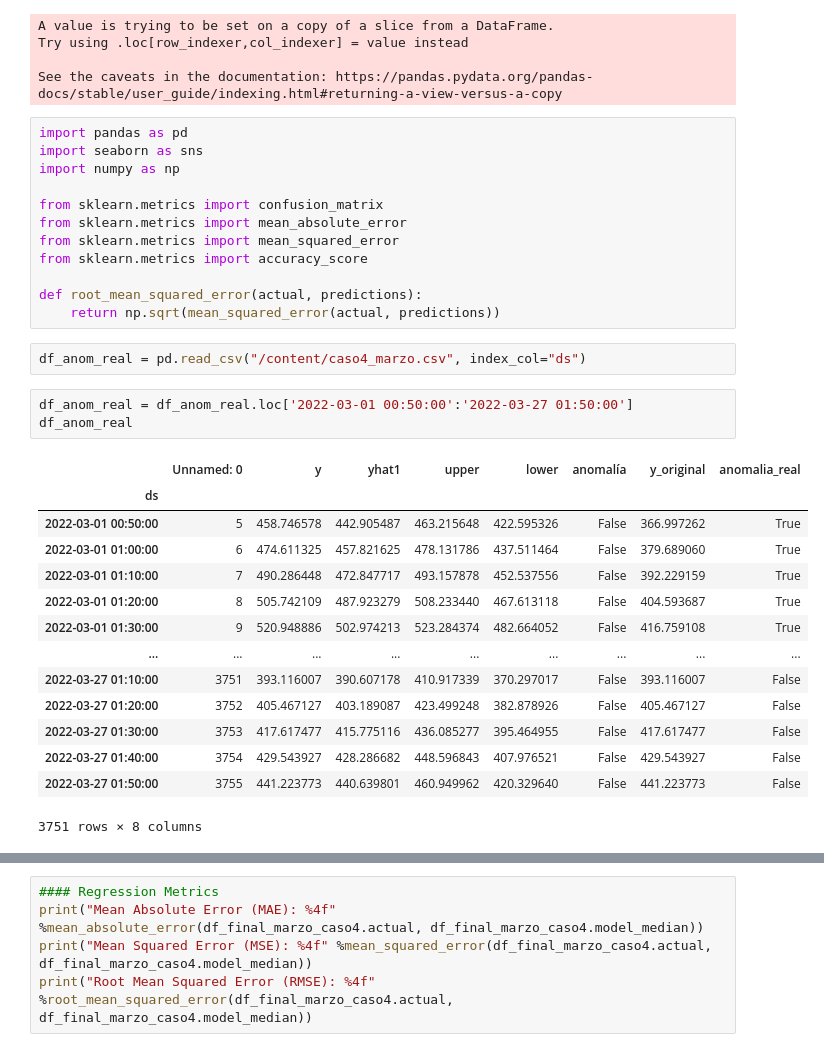
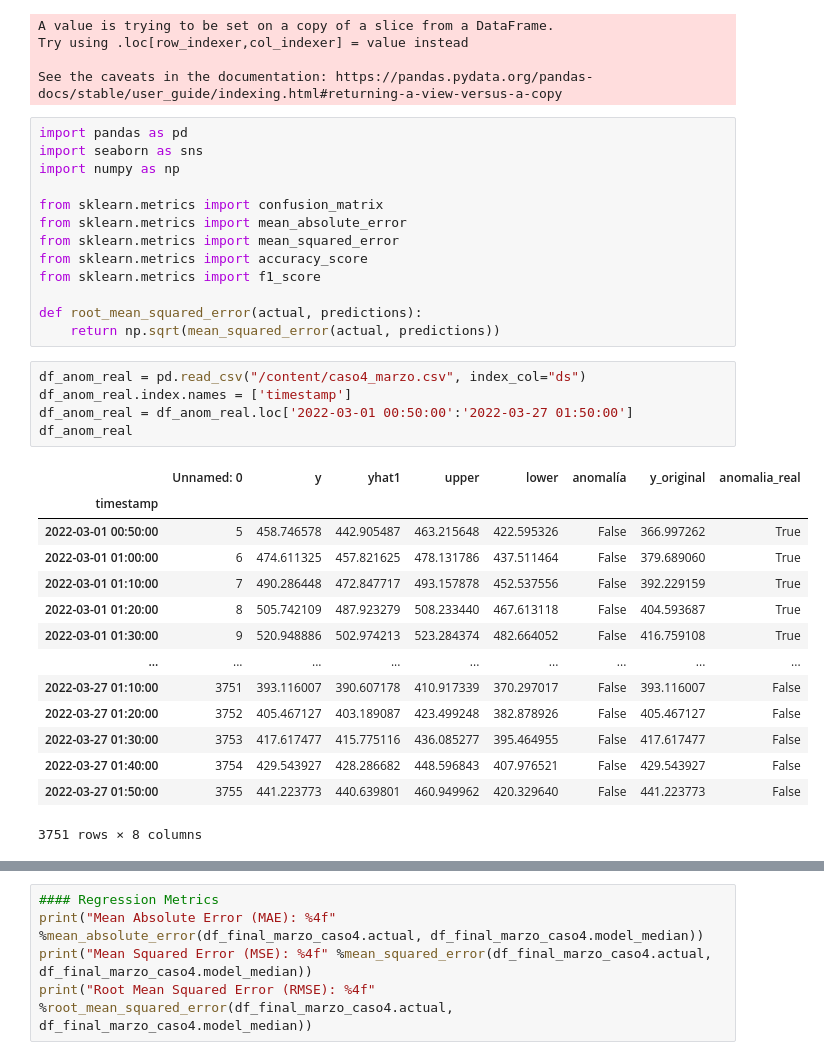
Before and after one commit to alvarofvillar/trabajopruebas, a Jupyter notebook: Estudio_Completo_Precision_Elastic.ipynb, the cells around one changed output, grey strips where cells are left out. Drawn from its saved outputs; the diff is of its cells as text.

```diff
--- a/Estudio_Completo_Precision_Elastic.ipynb
+++ b/Estudio_Completo_Precision_Elastic.ipynb
@@ -99,17 +99,18 @@ from sklearn.metrics import confusion_matrix
 from sklearn.metrics import mean_absolute_error
 from sklearn.metrics import mean_squared_error
 from sklearn.metrics import accuracy_score
+from sklearn.metrics import f1_score
 
 def root_mean_squared_error(actual, predictions):
     return np.sqrt(mean_squared_error(actual, predictions))
-# %%
-df_anom_real = pd.read_csv("/content/caso4_marzo.csv", index_col="ds")
 # %%
+df_anom_real = pd.read_csv("/content/caso4_marzo.csv", index_col="ds")
+df_anom_real.index.names = ['timestamp']
 df_anom_real = df_anom_real.loc['2022-03-01 00:50:00':'2022-03-27 01:50:00']
 df_anom_real
 # %% [output]
 |  | Unnamed: 0 | y | yhat1 | upper | lower | anomalía | y_original | anomalia_real |
-| ds |  |  |  |  |  |  |  |  |
+| timestamp |  |  |  |  |  |  |  |  |
 | 2022-03-01 00:50:00 | 5 | 458.746578 | 442.905487 | 463.215648 | 422.595326 | False | 366.997262 | True |
 | 2022-03-01 01:00:00 | 6 | 474.611325 | 457.821625 | 478.131786 | 437.511464 | False | 379.689060 | True |
 | 2022-03-01 01:10:00 | 7 | 490.286448 | 472.847717 | 493.157878 | 452.537556 | False | 392.229159 | True |
```
Also changed, not shown: parts of 41 cells of this notebook.
